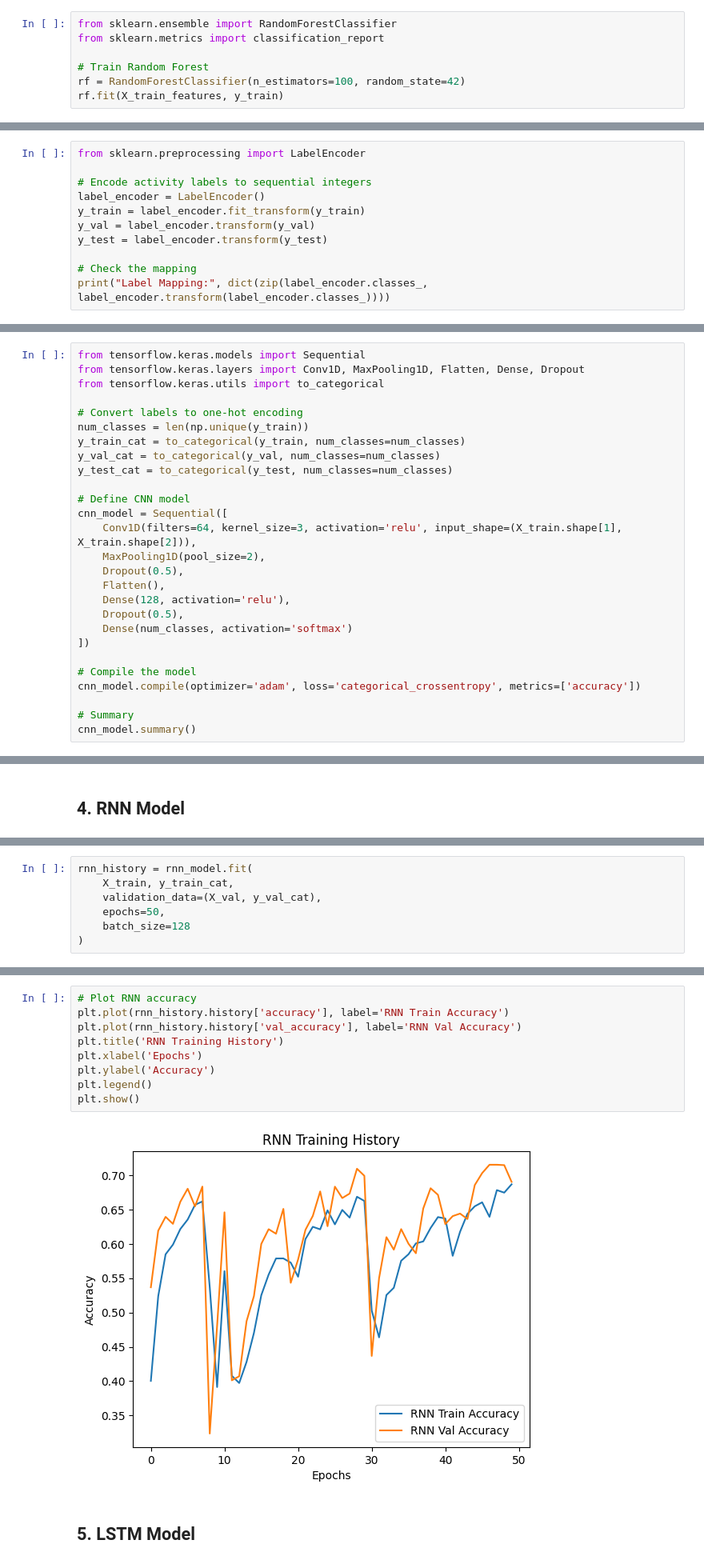
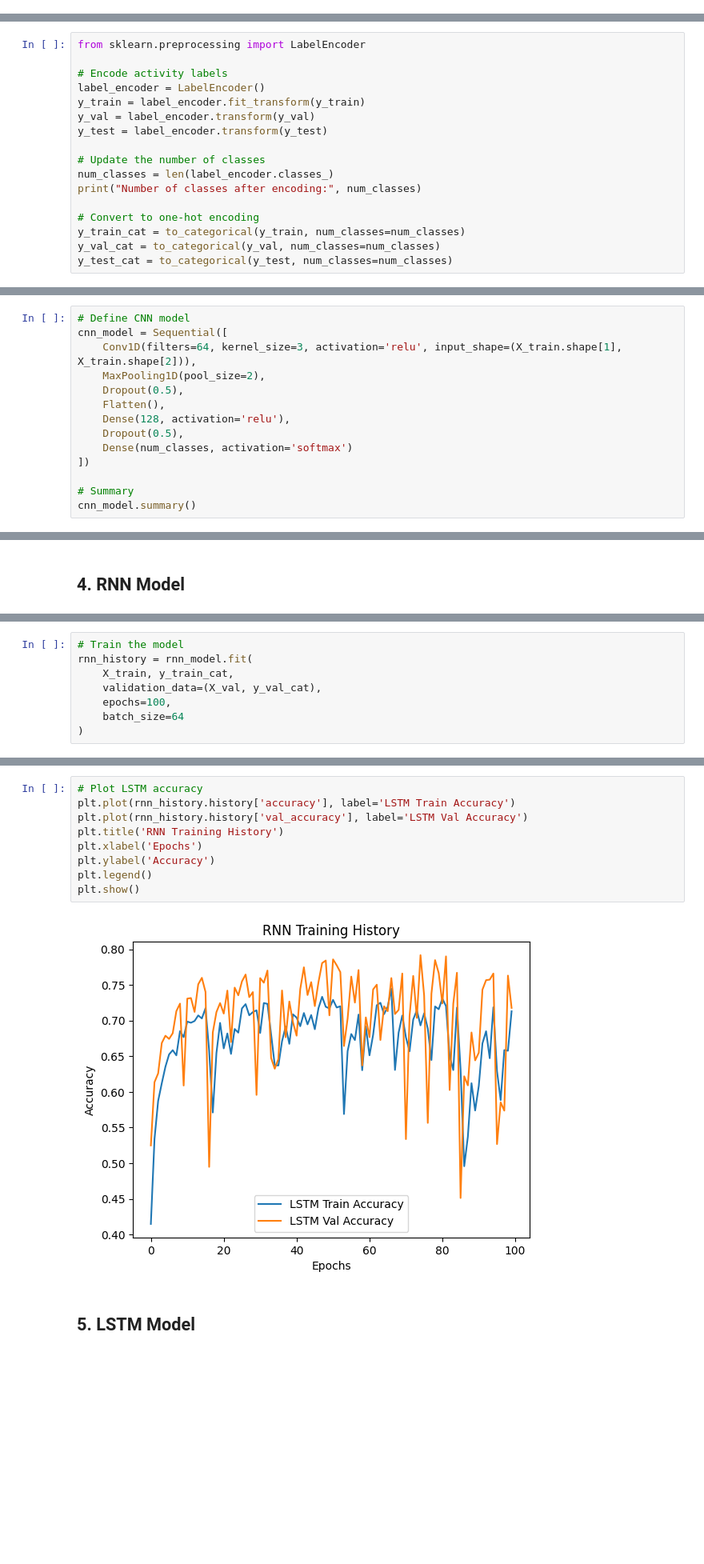
Before and after one commit to Balajinanda/Datascience-Project, a Jupyter notebook: Data_Science_Project.ipynb, the cells around one changed output, grey strips where cells are left out. Shown at 80% size. Cells and saved outputs as stored; diff of their text form; blank space fills up the shorter version.

Commit message:
Tuning best model

```diff
--- a/Data_Science_Project.ipynb
+++ b/Data_Science_Project.ipynb
@@ -373,7 +352,0 @@ X_test_features = np.array([extract_features(segment) for segment in X_test])
-# %%
-from sklearn.ensemble import RandomForestClassifier
-from sklearn.metrics import classification_report
-
-# Train Random Forest
-rf = RandomForestClassifier(n_estimators=100, random_state=42)
-rf.fit(X_train_features, y_train)
@@ -409,12 +363,18 @@ weighted avg       0.96      0.96      0.96      8617
 # %%
 from sklearn.preprocessing import LabelEncoder
 
-# Encode activity labels to sequential integers
+# Encode activity labels
 label_encoder = LabelEncoder()
 y_train = label_encoder.fit_transform(y_train)
 y_val = label_encoder.transform(y_val)
 y_test = label_encoder.transform(y_test)
 
-# Check the mapping
-print("Label Mapping:", dict(zip(label_encoder.classes_, label_encoder.transform(label_encoder.classes_))))
+# Update the number of classes
+num_classes = len(label_encoder.classes_)
+print("Number of classes after encoding:", num_classes)
+
+# Convert to one-hot encoding
+y_train_cat = to_categorical(y_train, num_classes=num_classes)
+y_val_cat = to_categorical(y_val, num_classes=num_classes)
+y_test_cat = to_categorical(y_test, num_classes=num_classes)
 # %% [output]
@@ -470,14 +384,4 @@ weighted avg       0.97      0.97      0.97      8617
 # %%
-from tensorflow.keras.models import Sequential
-from tensorflow.keras.layers import Conv1D, MaxPooling1D, Flatten, Dense, Dropout
-from tensorflow.keras.utils import to_categorical
-
-# Convert labels to one-hot encoding
-num_classes = len(np.unique(y_train))
-y_train_cat = to_categorical(y_train, num_classes=num_classes)
-y_val_cat = to_categorical(y_val, num_classes=num_classes)
-y_test_cat = to_categorical(y_test, num_classes=num_classes)
-
 # Define CNN model
 cnn_model = Sequential([
     Conv1D(filters=64, kernel_size=3, activation='relu', input_shape=(X_train.shape[1], X_train.shape[2])),
@@ -489,9 +393,6 @@ cnn_model = Sequential([
     Dense(num_classes, activation='softmax')
 ])
 
-# Compile the model
-cnn_model.compile(optimizer='adam', loss='categorical_crossentropy', metrics=['accuracy'])
-
 # Summary
 cnn_model.summary()
 # %% [output]
@@ -624,8 +687,9 @@ Model: "sequential_4"
 # %%
+# Train the model
 rnn_history = rnn_model.fit(
     X_train, y_train_cat,
     validation_data=(X_val, y_val_cat),
-    epochs=50,
-    batch_size=128
+    epochs=100,
+    batch_size=64
 )
 # %% [output]
@@ -678,14 +740,14 @@ weighted avg       0.69      0.70      0.67      8618
 # %%
-# Plot RNN accuracy
-plt.plot(rnn_history.history['accuracy'], label='RNN Train Accuracy')
-plt.plot(rnn_history.history['val_accuracy'], label='RNN Val Accuracy')
+# Plot LSTM accuracy
+plt.plot(rnn_history.history['accuracy'], label='LSTM Train Accuracy')
+plt.plot(rnn_history.history['val_accuracy'], label='LSTM Val Accuracy')
 plt.title('RNN Training History')
 plt.xlabel('Epochs')
 plt.ylabel('Accuracy')
 plt.legend()
 plt.show()
 # %% [output]
-[figure, old version]
+[figure, new version]
 # %% [markdown]
 ## **5. LSTM Model**
 # %%
```
Also changed, not shown: parts of 79 cells of this notebook.
